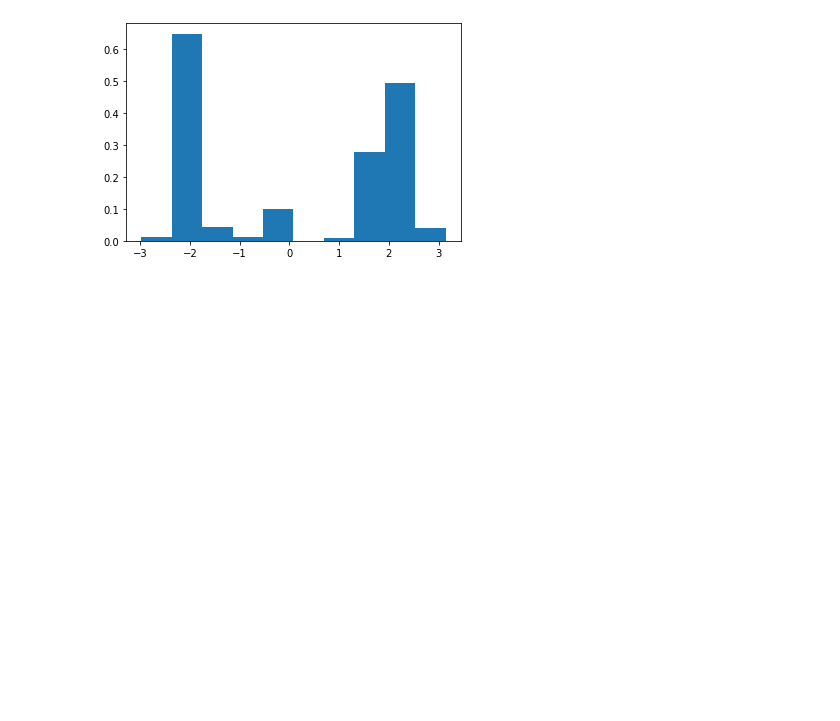
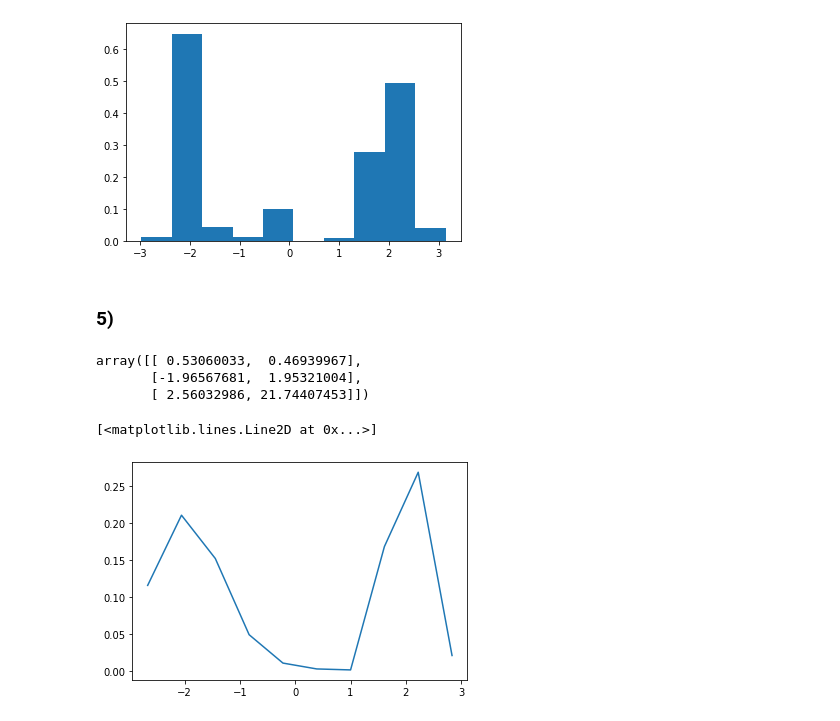
Before and after one commit to siriusted/GMM, a Jupyter notebook: Lab1.ipynb, the cells around one changed output. Saved outputs shown, nothing was run; the diff lists cells and outputs as text; code cells hidden in the pictures; blank space fills up the shorter version.

```diff
--- a/Lab1.ipynb
+++ b/Lab1.ipynb
@@ -270,3 +269,28 @@ plt.hist(angles, density=True)
          3.14159265]),
  <a list of 10 Patch objects>)
 [figure]
+# %% [markdown]
+### 5)
+# %%
+import mixture
+
+m = mixture.mixture_vonmises_pdfit(angles,n=2)
+m
+# %% [output]
+array([[ 0.53060033,  0.46939967],
+       [-1.96567681,  1.95321004],
+       [ 2.56032986, 21.74407453]])
+# %%
+# plot the empirical distribution
+h = np.histogram(angles)
+h_norm = np.array(h[0])/np.sum(h[0])
+t = [np.mean(h[1][i:i+2]) for i in range(len(h[1])-1)]
+#plt.plot(t,h_norm)
+# plot the distribution using the parameters obtained from the EM algorithm
+f = np.zeros(len(t))
+for i in range(m.shape[1]):
+    f += m[0,i]*mixture.vonmises_density(t,m[1,i],m[2,i])
+plt.plot(t,f/np.sum(f))
+# %% [output]
+[<matplotlib.lines.Line2D at 0x...>]
+[figure, added]
```
Also changed, not shown: parts of 8 cells of this notebook, 1 other file.
